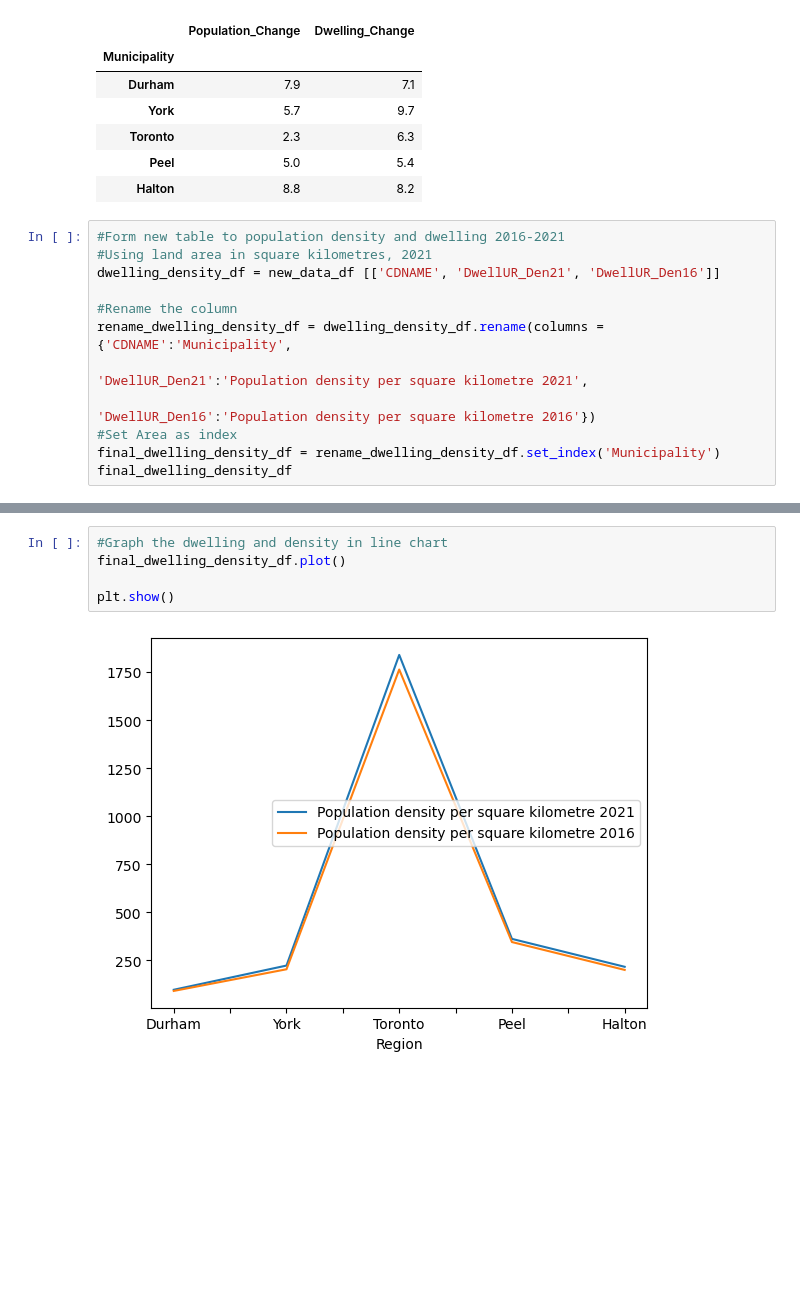
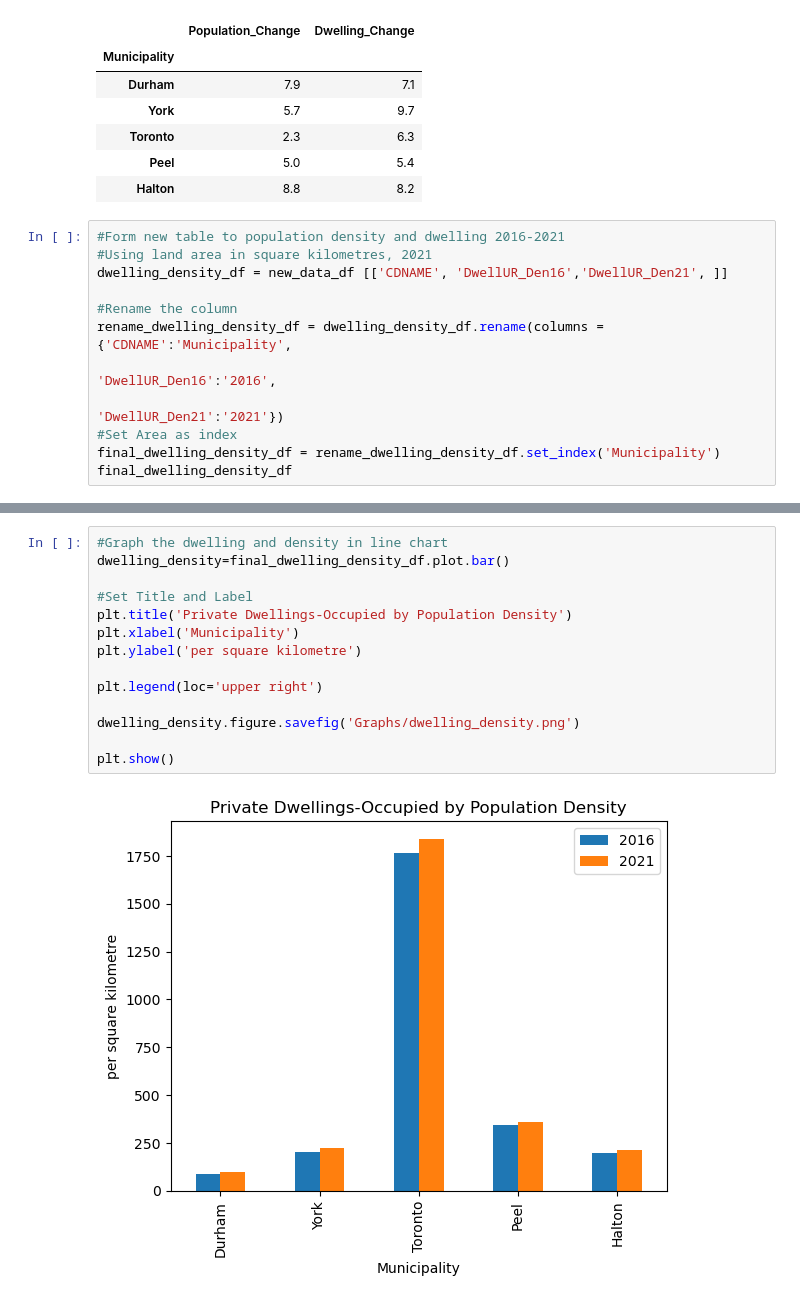
Before and after one commit to Dav5T/Grp-Project-1---Housing-Price, a Jupyter notebook: House-Supply/Density_analysis.ipynb, the cells around one changed output, grey strips where cells are left out. Drawn from its saved outputs; the diff is of its cells as text; blank space fills up the shorter version.

Commit message:
change line chart to bar chart, and save the images

```diff
--- a/House-Supply/Density_analysis.ipynb
+++ b/House-Supply/Density_analysis.ipynb
@@ -54,12 +87,12 @@ final_percentage_change_df
 # %%
 #Form new table to population density and dwelling 2016-2021
 #Using land area in square kilometres, 2021
-dwelling_density_df = new_data_df [['CDNAME', 'DwellUR_Den21', 'DwellUR_Den16']]
+dwelling_density_df = new_data_df [['CDNAME', 'DwellUR_Den16','DwellUR_Den21', ]]
 
 #Rename the column
 rename_dwelling_density_df = dwelling_density_df.rename(columns = {'CDNAME':'Municipality',
-                                                                  'DwellUR_Den21':'Population density per square kilometre 2021',
-                                                                  'DwellUR_Den16':'Population density per square kilometre 2016'})
+                                                                   'DwellUR_Den16':'2016',
+                                                                  'DwellUR_Den21':'2021'})
 #Set Area as index
 final_dwelling_density_df = rename_dwelling_density_df.set_index('Municipality')
 final_dwelling_density_df
@@ -74,7 +107,16 @@ final_dwelling_density_df
 # %%
 #Graph the dwelling and density in line chart
-final_dwelling_density_df.plot()
+dwelling_density=final_dwelling_density_df.plot.bar()
+
+#Set Title and Label
+plt.title('Private Dwellings-Occupied by Population Density')
+plt.xlabel('Municipality')
+plt.ylabel('per square kilometre')
+
+plt.legend(loc='upper right')
+
+dwelling_density.figure.savefig('Graphs/dwelling_density.png')
 
 plt.show()
 # %% [output]
-[figure, old version]
+[figure, new version]
```
Also changed, not shown: parts of 3 cells of this notebook, 3 other files.
